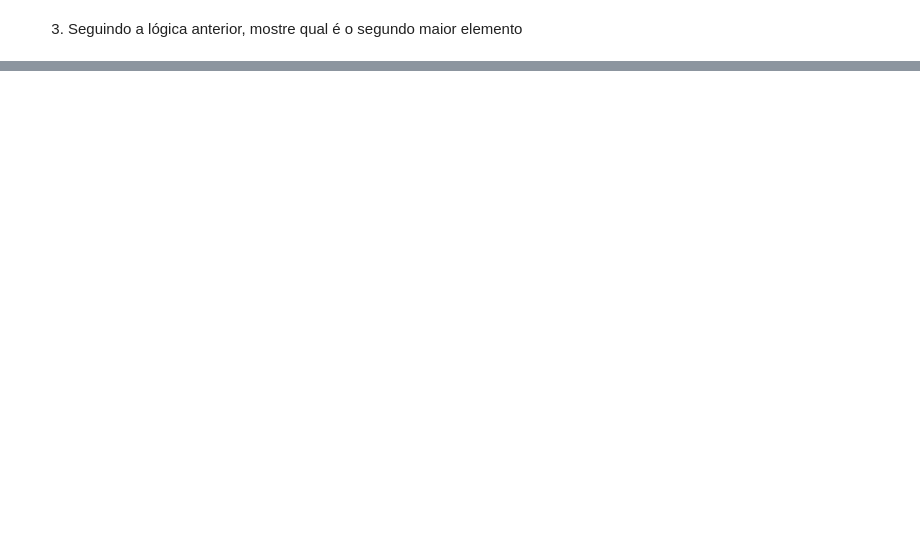
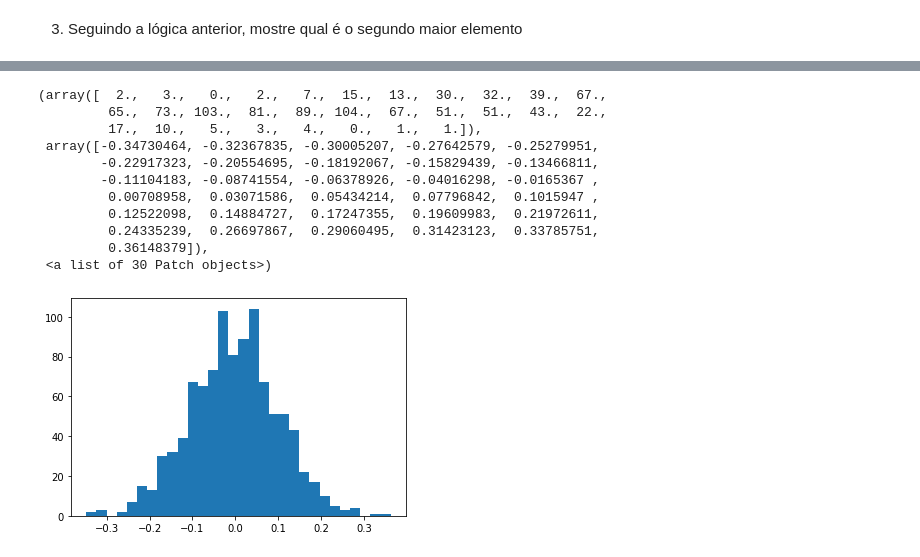
Before and after one commit to GuilhermeRuy97/Curso-ministrado-Python-para-Dados, a Jupyter notebook: 05_05_2022.ipynb, the cells around one changed output, grey strips where cells are left out. Drawn from its saved outputs; the diff is of its cells as text; code cells hidden in the pictures; blank space fills up the shorter version.

```diff
--- a/05_05_2022.ipynb
+++ b/05_05_2022.ipynb
@@ -2078,0 +2275,22 @@ print(array_aux)
+# %%
+# Gerando dados normais
+
+mu, sigma = 0, 0.1 # mean and standard deviation
+s = np.random.normal(mu, sigma, 1000)
+# %%
+# Histograma
+
+plt.hist(s, 30)  # Gráfico de 30 elementos gerados
+# %% [output]
+(array([  2.,   3.,   0.,   2.,   7.,  15.,  13.,  30.,  32.,  39.,  67.,
+         65.,  73., 103.,  81.,  89., 104.,  67.,  51.,  51.,  43.,  22.,
+         17.,  10.,   5.,   3.,   4.,   0.,   1.,   1.]),
+ array([-0.34730464, -0.32367835, -0.30005207, -0.27642579, -0.25279951,
+        -0.22917323, -0.20554695, -0.18192067, -0.15829439, -0.13466811,
+        -0.11104183, -0.08741554, -0.06378926, -0.04016298, -0.0165367 ,
+         0.00708958,  0.03071586,  0.05434214,  0.07796842,  0.1015947 ,
+         0.12522098,  0.14884727,  0.17247355,  0.19609983,  0.21972611,
+         0.24335239,  0.26697867,  0.29060495,  0.31423123,  0.33785751,
+         0.36148379]),
+ <a list of 30 Patch objects>)
+[figure, added]
```
Also changed, not shown: parts of 54 cells of this notebook.
